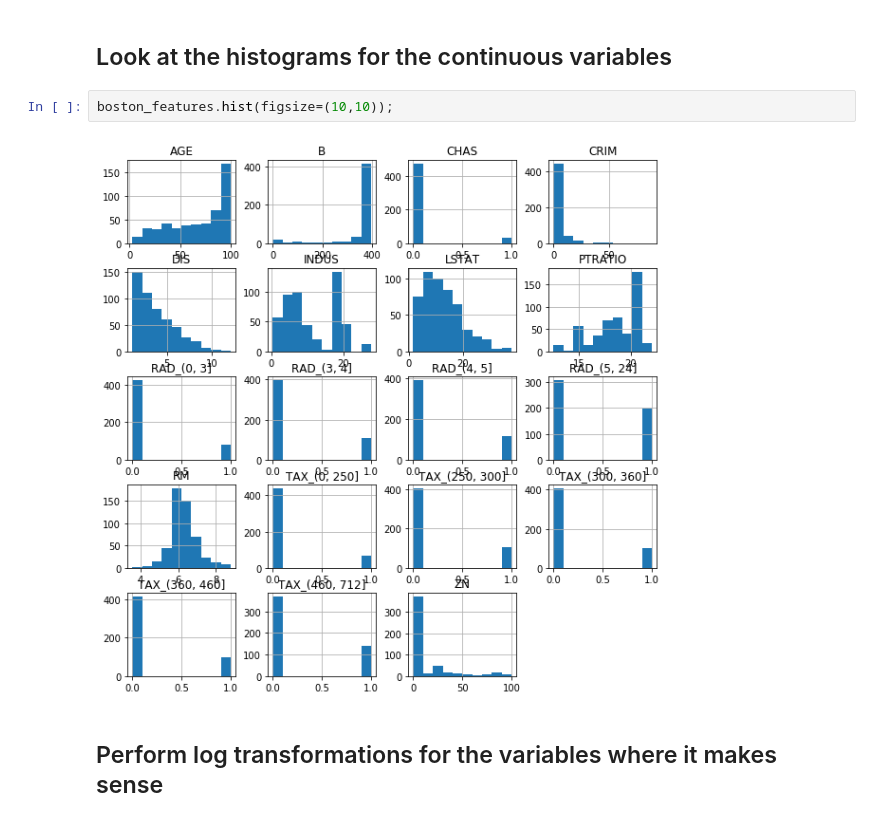
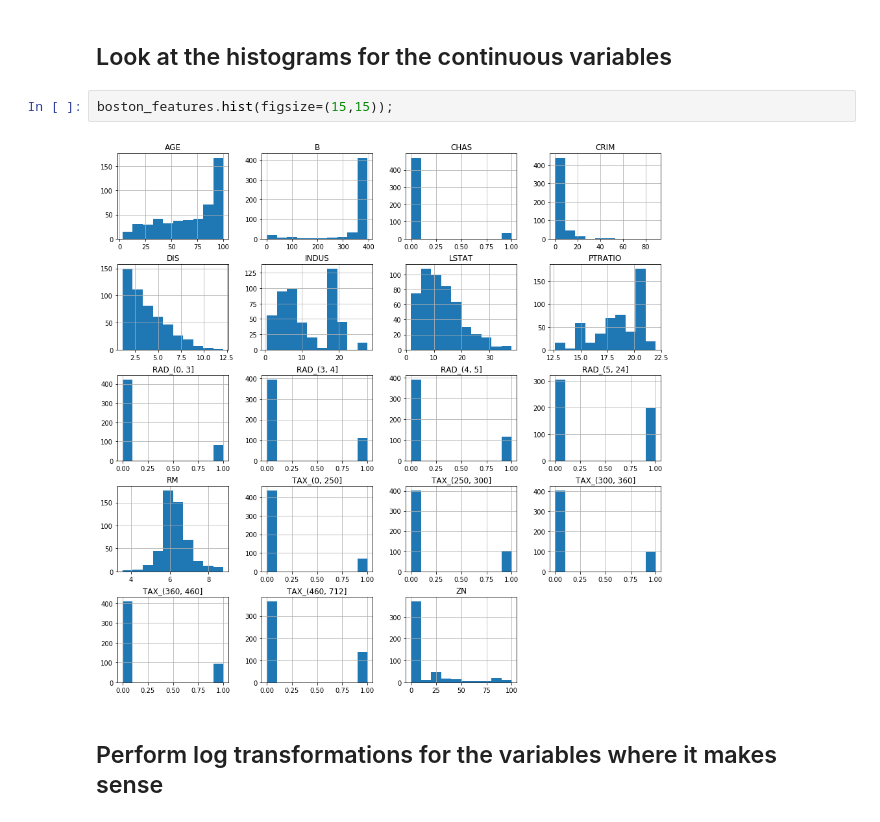
Before and after one commit to AnnaLara/dsc-1-11-09-feature-scaling-and-normalization-lab-seattle-ds-career-040119, a Jupyter notebook: index.ipynb, the cells around one changed output. Drawn from its saved outputs; the diff is of its cells as text.

```diff
--- a/index.ipynb
+++ b/index.ipynb
@@ -37,9 +37,9 @@ boston_features = boston_features.drop("NOX",axis=1)
 # %% [markdown]
 ## Look at the histograms for the continuous variables
 # %%
-boston_features.hist(figsize=(10,10));
+boston_features.hist(figsize=(15,15));
 # %% [output]
-[figure, old version]
+[figure, new version]
 # %% [markdown]
 ## Perform log transformations for the variables where it makes sense
 # %% [markdown]
```
